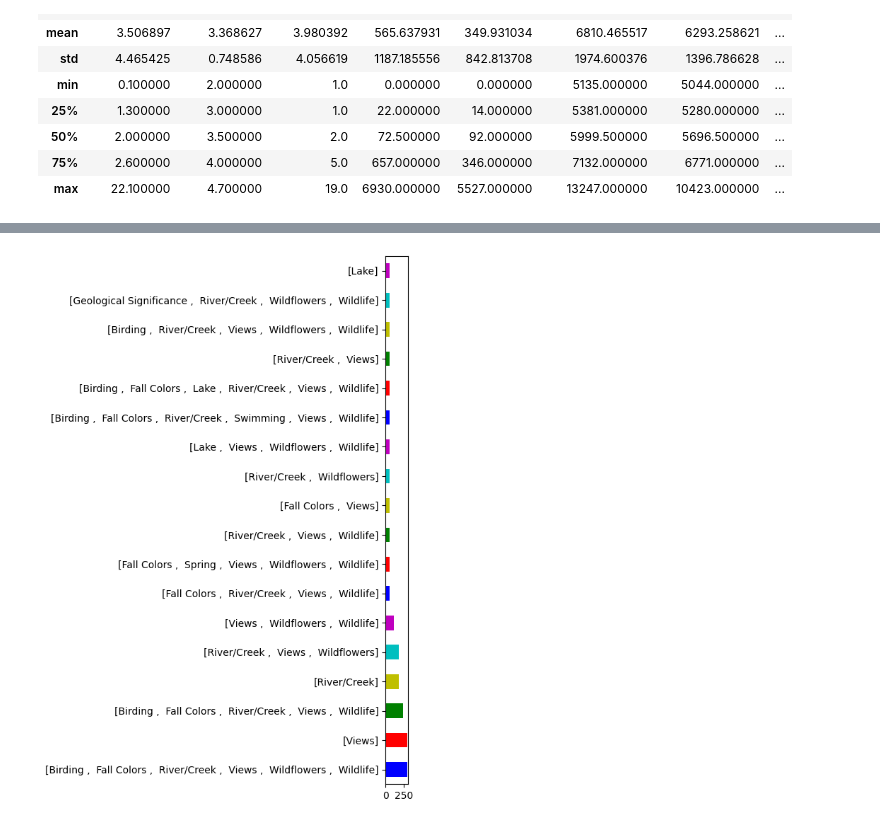
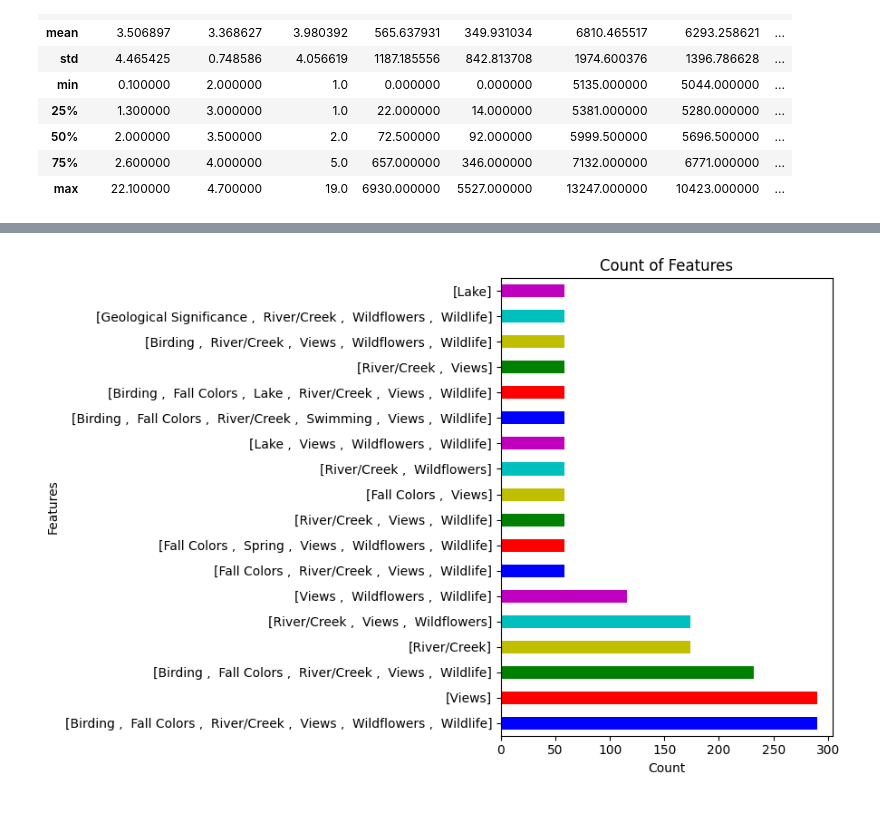
Before and after one commit to BiochemHead/COMP_4447_Final_Project, a Jupyter notebook: Final_Project_Notebook.ipynb, the cells around one changed output, grey strips where cells are left out. Cells and saved outputs as stored; diff of their text form; code cells hidden in the pictures.

```diff
--- a/Final_Project_Notebook.ipynb
+++ b/Final_Project_Notebook.ipynb
@@ -87,10 +87,8 @@ memory usage: 506.2+ KB
 | max | 22.100000 | 4.700000 | 19.0 | 6930.000000 | 5527.000000 | 13247.000000 | 10423.000000 | ... |
 # %%
 # Plot count data of Dogs and Trail Difficulty on Bar Graphs
-plt.rcParams["figure.figsize"] = [5.5, 8]
-plt.rcParams["figure.autolayout"] = True
+plt.rcParams["figure.figsize"] = [9, 6]
 ax = plt.GridSpec(2, 1)
-ax.update(wspace=0.5, hspace=0.2)
 
 ax1 = plt.subplot(ax[0, 0])
 sns.countplot(y=df['Dogs'])
@@ -105,9 +103,13 @@ plt.show()
 # %%
 # Plot count data of Features on Bar Graphs
+plt.rcParams["figure.figsize"] = [9, 6]
 my_colors = list(islice(cycle(['b', 'r', 'g', 'y', 'c','m']), None, len(df)))
 df['Features'].value_counts(dropna=True).plot.barh(color=my_colors)
+plt.xlabel('Count')
+plt.ylabel('Features')
+plt.title('Count of Features')
 plt.show()
 # %% [output]
-[figure, old version]
+[figure, new version]
 # %%
 # Plot count data of numeric columns on Histograms
```
Also changed, not shown: parts of 3 cells of this notebook, 1 other file.
